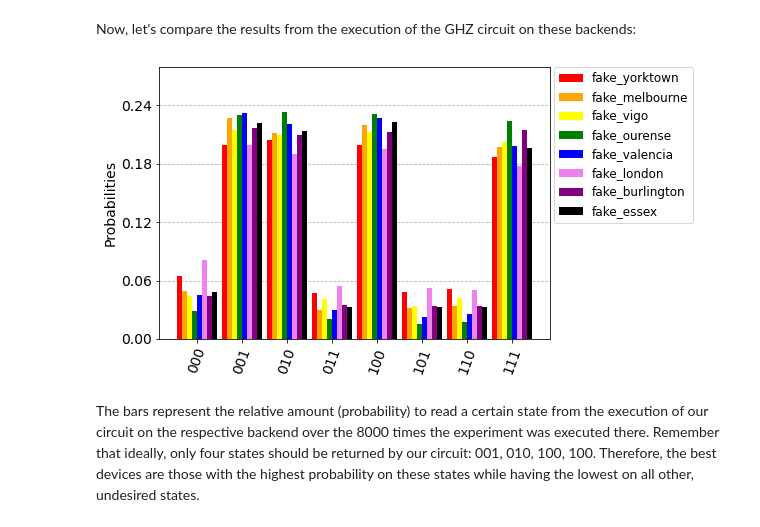
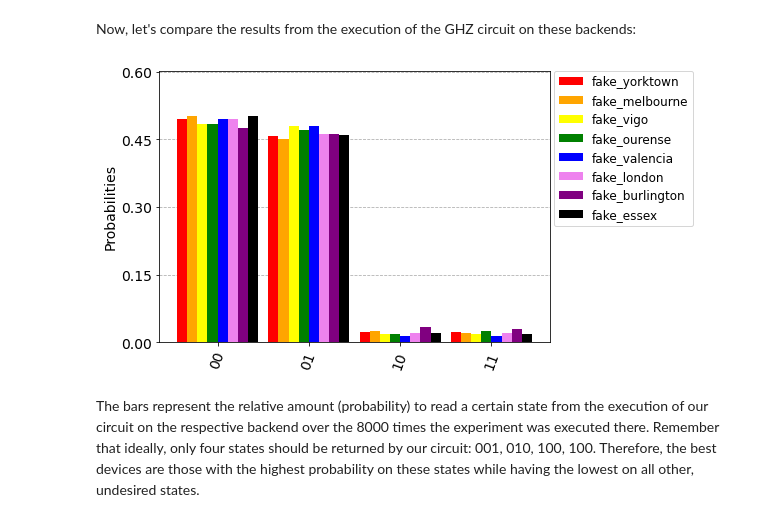
Before and after one commit to FreddyTF/QuantumBiscuit, a Jupyter notebook: Biscuit-on-Real-Devices.ipynb, the cells around one changed output. Saved outputs shown, nothing was run; the diff lists cells and outputs as text; code cells hidden in the pictures.

Commit message:
Transpiler Optimization error

```diff
--- a/Biscuit-on-Real-Devices.ipynb
+++ b/Biscuit-on-Real-Devices.ipynb
@@ -102,19 +103,19 @@ Now, let's compare the results from the execution of the GHZ circuit on these ba
 # %%
 results_backends = []
 
 for backend in backends:
-    counts = execute(ghz, backend=backend, shots=shots, optimization_level=0).result().get_counts() # get results
+    counts = execute(circuit, backend=backend, shots=shots, optimization_level=0).result().get_counts() # get results
     state_accuracy = get_state_accuracy(counts) # calculate state accuracy
     results_backends.append((backend.name(), counts, state_accuracy)) # store results
 
 # plot results
 plot_histogram([counts for backend_name, counts, state_accuracy in results_backends],
                 legend=[backend_name for backend_name, counts, state_accuracy in results_backends],
                 sort="asc",
                 color=["red", "orange", "yellow", "green", "blue", "violet", "purple", "black"],
                 bar_labels=False)
 # %% [output]
-[figure, old version]
+[figure, new version]
 # %% [markdown]
 The bars represent the relative amount (probability) to read a certain state from the execution of our circuit on the respective backend over the 8000 times the experiment was executed there. Remember that ideally, only four states should be returned by our circuit: 001, 010, 100, 100. Therefore, the best devices are those with the highest probability on these states while having the lowest on all other, undesired states.
 # %% [markdown]
```
Also changed, not shown: parts of 5 cells of this notebook.
